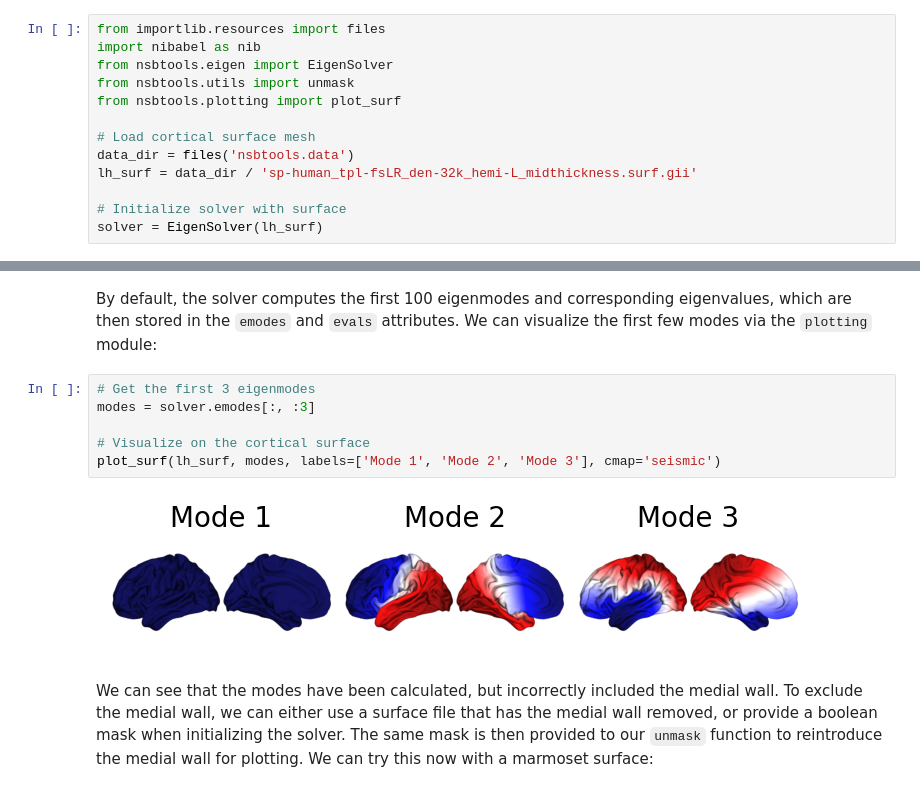
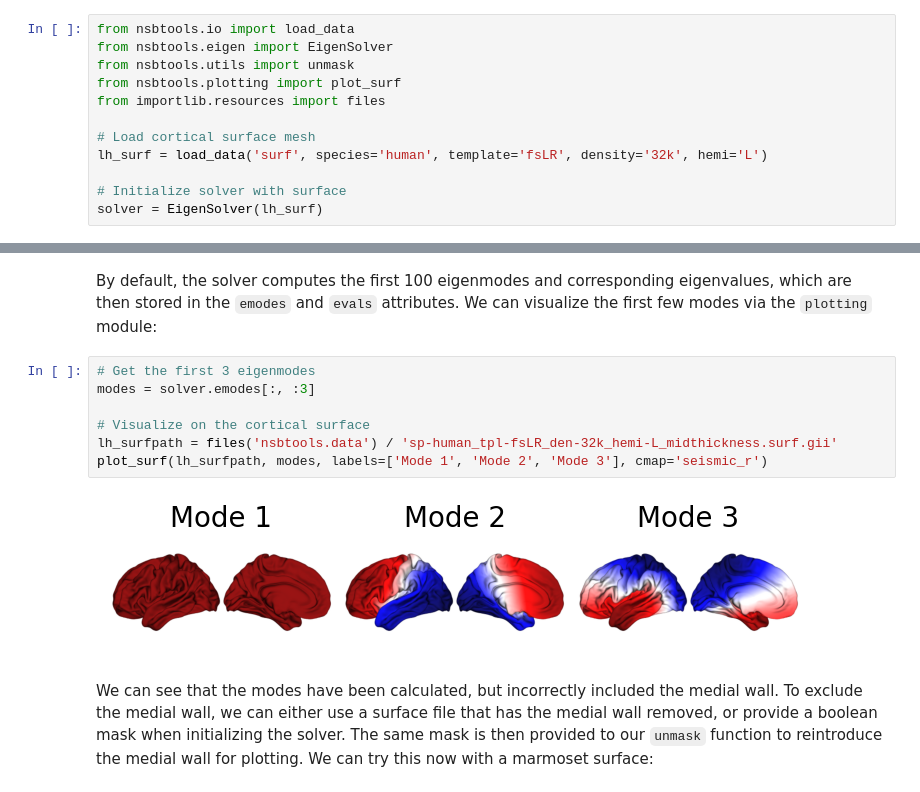
Before and after one commit to VictorBarnes/neuromodes, a Jupyter notebook: docs/tutorials/calc_modes.ipynb, the cells around one changed output, grey strips where cells are left out. Drawn from its saved outputs; the diff is of its cells as text.

```diff
--- a/docs/tutorials/calc_modes.ipynb
+++ b/docs/tutorials/calc_modes.ipynb
@@ -6,15 +6,14 @@ To calculate the geometric eigenmodes of a brain surface using the method outlin
  path to a surface file. Since `nsbtools` provides triangular surface meshes for human, macaque, and
  marmoset cortices, we can provide these as follows:
 # %%
-from importlib.resources import files
-import nibabel as nib
+from nsbtools.io import load_data
 from nsbtools.eigen import EigenSolver
 from nsbtools.utils import unmask
 from nsbtools.plotting import plot_surf
+from importlib.resources import files
 
 # Load cortical surface mesh
-data_dir = files('nsbtools.data')
-lh_surf = data_dir / 'sp-human_tpl-fsLR_den-32k_hemi-L_midthickness.surf.gii'
+lh_surf = load_data('surf', species='human', template='fsLR', density='32k', hemi='L')
 
 # Initialize solver with surface
 solver = EigenSolver(lh_surf)
@@ -31,11 +30,12 @@ By default, the solver computes the first 100 eigenmodes and corresponding eigen
 # %%
 # Get the first 3 eigenmodes
 modes = solver.emodes[:, :3]
 
 # Visualize on the cortical surface
-plot_surf(lh_surf, modes, labels=['Mode 1', 'Mode 2', 'Mode 3'], cmap='seismic')
+lh_surfpath = files('nsbtools.data') / 'sp-human_tpl-fsLR_den-32k_hemi-L_midthickness.surf.gii'
+plot_surf(lh_surfpath, modes, labels=['Mode 1', 'Mode 2', 'Mode 3'], cmap='seismic_r')
 # %% [output]
-[figure, old version]
+[figure, new version]
 # %% [markdown]
 
 We can see that the modes have been calculated, but incorrectly included the medial wall. To exclude
```
Also changed, not shown: parts of 1 cell of this notebook, 30 other files.
